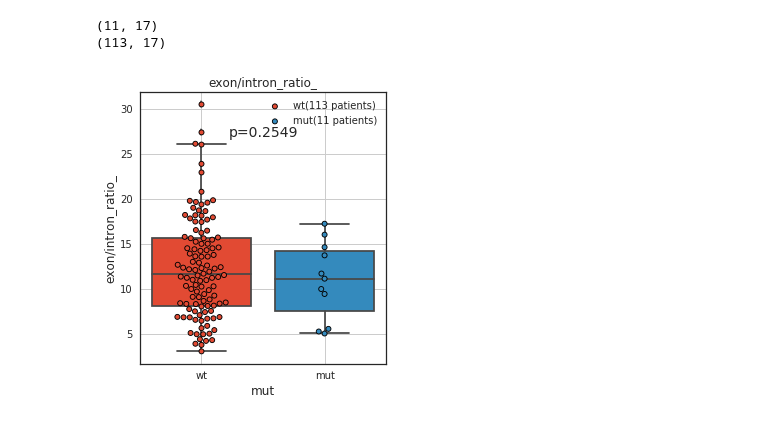
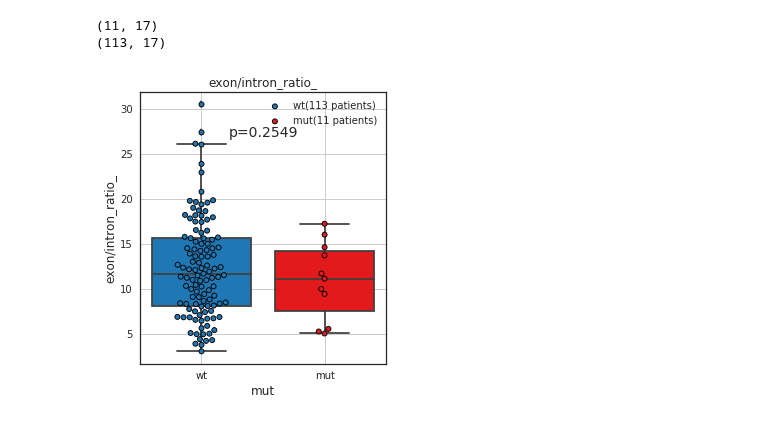
Before and after one commit to stuartzong/notebook, a Jupyter notebook: spliceosome.ipynb, the cells around one changed output. Saved outputs shown, nothing was run; the diff lists cells and outputs as text; code cells hidden in the pictures.

```diff
--- a/spliceosome.ipynb
+++ b/spliceosome.ipynb
@@ -316,9 +316,9 @@ dfm.head()
 # %%
 value_cols = [
 
-
+ 'AS53',
 
  'read-through',
-
+'retained_intron'
 
 ]
@@ -332,17 +336,21 @@ with plt.style.context("seaborn-whitegrid"):
     plt.rcParams["axes.linewidth"]  = 1.25
     fig = plt.figure(facecolor='w', figsize=(15,5))
 
-    gs = gridspec.GridSpec(int(len(value_cols)/3.0)+1, 3)
+    gs = gridspec.GridSpec(int(len(value_cols)/3.0), 3)
     group_col = 'mut'
     categories = sorted(df[group_col].unique().tolist(), reverse=True)
+#     customized colors
+    clrs = sns.color_palette("Paired")
+    muted = [clrs[i] for i in [1,5]]
+    new_pal   = dict(wt = muted[0], mut = muted[1])
     p_values = {}
     for k, col in enumerate(value_cols):
 #         print(k, col)
         ax = fig.add_subplot(gs[k])
 #         ax.set_yscale("log")
         value_col = col
-        sns.swarmplot(x="mut", y=col, data=df, edgecolor="black", linewidth=.9)
-        sns.boxplot(x="mut", y=col, data=df, saturation=1, ax=ax)
+        sns.swarmplot(x="mut", y=col, data=df, edgecolor="black", linewidth=.9, palette=new_pal)
+        sns.boxplot(x="mut", y=col, data=df, saturation=1, palette=new_pal, ax=ax)
 
         grps = {}
         # overlay actuall data point
@@ -359,7 +367,7 @@ with plt.style.context("seaborn-whitegrid"):
 #         _ = ax.set_xticklabels(categories, rotation=0)
         _ = ax.set_title('{}'.format(titles[k]), fontsize=12)
 #         _ = ax.set_xlim(xmin=-0.5)
-#         _= ax.set_ylabel('spicing events', fontsize=12)
+        _= ax.set_ylabel('number of {} events'.format(col), fontsize=12)
         ax.grid(True)
 
 #     plt.suptitle('', fontsize=14)
@@ -409,8 +417,8 @@ set(all_mut_pats) - set(sf3b1_pats)
 # %% [markdown]
 look at the genes
 # %%
-f = '/projects/trans_scratch/validations/workspace/szong/Cervical/spliceosome/splicing_files_with_spliceosomal_mutations.txt'
-# f = '/projects/trans_scratch/validations/workspace/szong/Cervical/spliceosome/124_splicing_filtered_files.txt'
+# f = '/projects/trans_scratch/validations/workspace/szong/Cervical/spliceosome/splicing_files_with_spliceosomal_mutations.txt'
+f = '/projects/trans_scratch/validations/workspace/szong/Cervical/spliceosome/124_splicing_filtered_files.txt'
 df = pd.read_csv(f, sep='\t')
 df.head()
 # %% [output]
@@ -423,5 +431,3 @@ df.head()
-# %%
-df = df.head(2)
 # %%
 df11 = pd.DataFrame()
 for index, row in df.iterrows():
@@ -588,33 +642,37 @@ with plt.style.context("seaborn-whitegrid"):
 
     gs = gridspec.GridSpec(int(len(value_cols)/3.0)+1, 3)
     group_col = 'mut'
     categories = sorted(df[group_col].unique().tolist(), reverse=True)
+    #     customized colors
+    clrs = sns.color_palette("Paired")
+    muted = [clrs[i] for i in [1,5]]
+    new_pal   = dict(wt = muted[0], mut = muted[1])
     p_values = {}
     for k, col in enumerate(value_cols):
         ax = fig.add_subplot(gs[k])
         value_col = col
-        sns.swarmplot(x="mut", y=col, data=df, edgecolor="black", linewidth=.9)
+        sns.swarmplot(x="mut", y=col, data=df, edgecolor="black", linewidth=.9, palette=new_pal)
         ax.legend(labels=["wt(113 patients)", "mut(11 patients)"])
-        sns.boxplot(x="mut", y=col, data=df, saturation=1, ax=ax)
+        sns.boxplot(x="mut", y=col, data=df, saturation=1, palette=new_pal, ax=ax)
 
         grps = {}
         # overlay actuall data point
         for i, cat in enumerate(categories):
             grps[i] = df.query('{0} == "{1}"'.format(group_col, cat))[col]
 
 
         # statistical test for 1st grp
         sts, p = ss.mannwhitneyu(grps[0], grps[1], use_continuity=True, alternative=None)
         p = round(p, 4)
         _ = ax.text(0.5, 0.85,'p={}'.format(p), ha='center', va='center', transform=ax.transAxes, size=14)
         _ = ax.set_title('{}'.format(titles[k]), fontsize=12)
         ax.grid(True)
 
 
 #     plt.suptitle('', fontsize=14)
     of = '/projects/trans_scratch/validations/workspace/szong/Cervical/spliceosome/{}_splicing.png'.format('exon_intron_ratio')
     plt.savefig(of, dpi=200)
 plt.show()
 plt.close()
 # %% [output]
-[figure, old version]
+[figure, new version]
```
Also changed, not shown: parts of 13 cells of this notebook, 5 other files.
